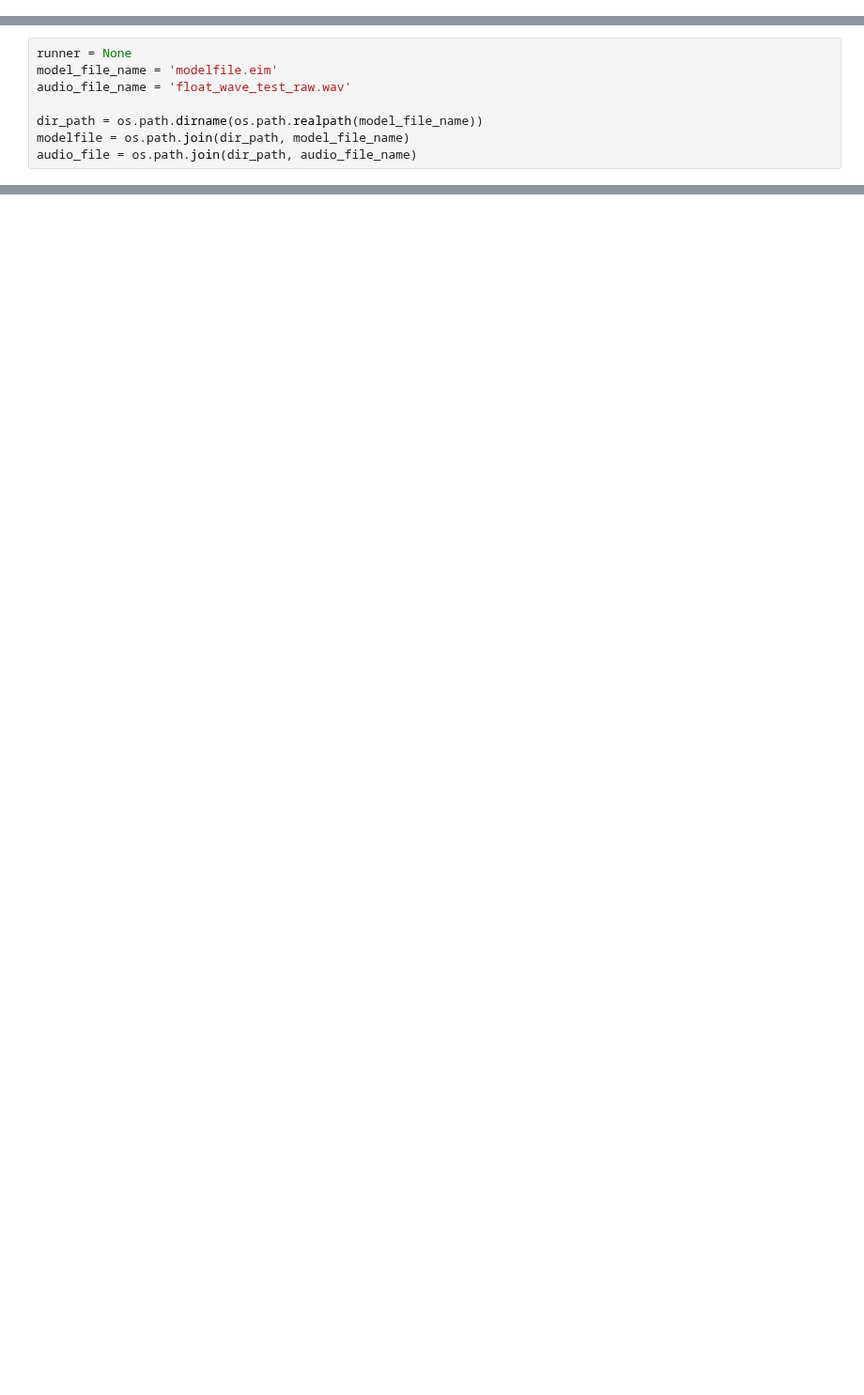
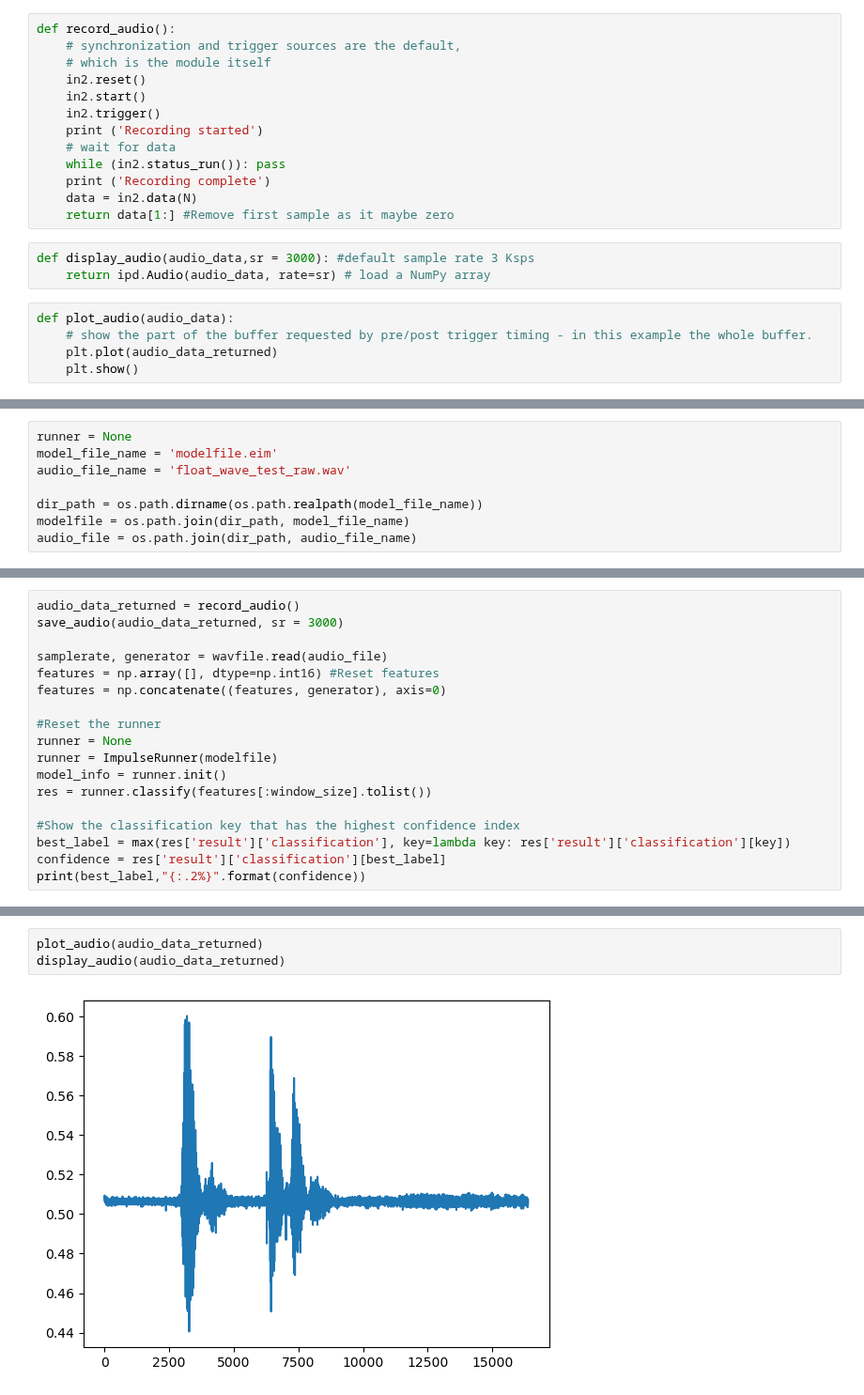
Before and after one commit to M0JPI/red-pitaya-projects, a Jupyter notebook: jupyter-notebooks/edge_impulse_audio/audio-classification-from-file.ipynb, the cells around one changed output, grey strips where cells are left out. Shown at 94% size. Drawn from its saved outputs; the diff is of its cells as text; blank space fills up the shorter version.

Commit message:
Update audio-classification-from-file.ipynb
Add section headings and an audio display section

```diff
--- a/jupyter-notebooks/edge_impulse_audio/audio-classification-from-file.ipynb
+++ b/jupyter-notebooks/edge_impulse_audio/audio-classification-from-file.ipynb
@@ -20,0 +36,21 @@ from scipy.io import wavfile
+# %%
+def record_audio():
+    # synchronization and trigger sources are the default,
+    # which is the module itself
+    in2.reset()
+    in2.start()
+    in2.trigger()
+    print ('Recording started')
+    # wait for data
+    while (in2.status_run()): pass
+    print ('Recording complete')
+    data = in2.data(N)
+    return data[1:] #Remove first sample as it maybe zero
+# %%
+def display_audio(audio_data,sr = 3000): #default sample rate 3 Ksps
+    return ipd.Audio(audio_data, rate=sr) # load a NumPy array
+# %%
+def plot_audio(audio_data):
+    # show the part of the buffer requested by pre/post trigger timing - in this example the whole buffer.
+    plt.plot(audio_data_returned)
+    plt.show()
@@ -47,0 +103,18 @@ sampling_rate:  3000
+# %%
+audio_data_returned = record_audio()
+save_audio(audio_data_returned, sr = 3000)
+
+samplerate, generator = wavfile.read(audio_file)
+features = np.array([], dtype=np.int16) #Reset features
+features = np.concatenate((features, generator), axis=0)
+
+#Reset the runner
+runner = None
+runner = ImpulseRunner(modelfile)
+model_info = runner.init()
+res = runner.classify(features[:window_size].tolist())
+
+#Show the classification key that has the highest confidence index
+best_label = max(res['result']['classification'], key=lambda key: res['result']['classification'][key])
+confidence = res['result']['classification'][best_label]
+print(best_label,"{:.2%}".format(confidence))
@@ -78,0 +150,5 @@ background-noise 100.00%
+# %%
+plot_audio(audio_data_returned)
+display_audio(audio_data_returned)
+# %% [output]
+[figure, added]
```
Also changed, not shown: parts of 16 cells of this notebook.
